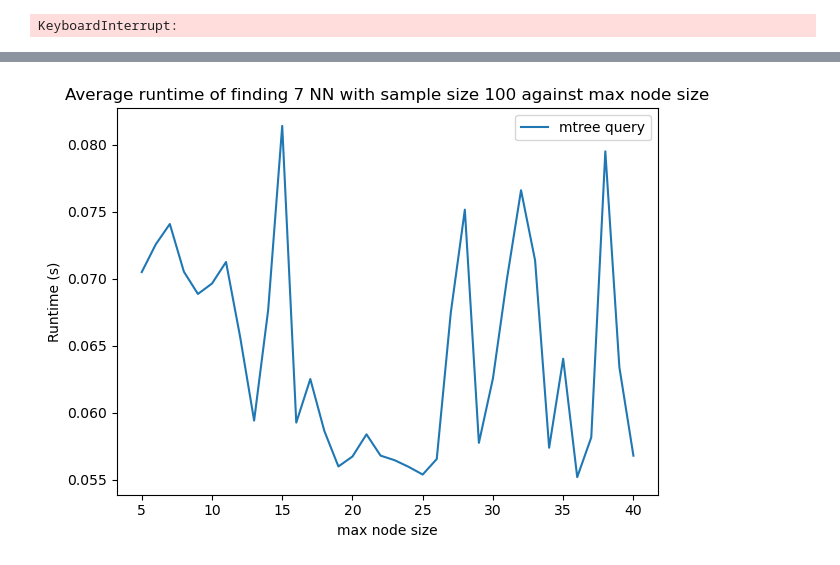
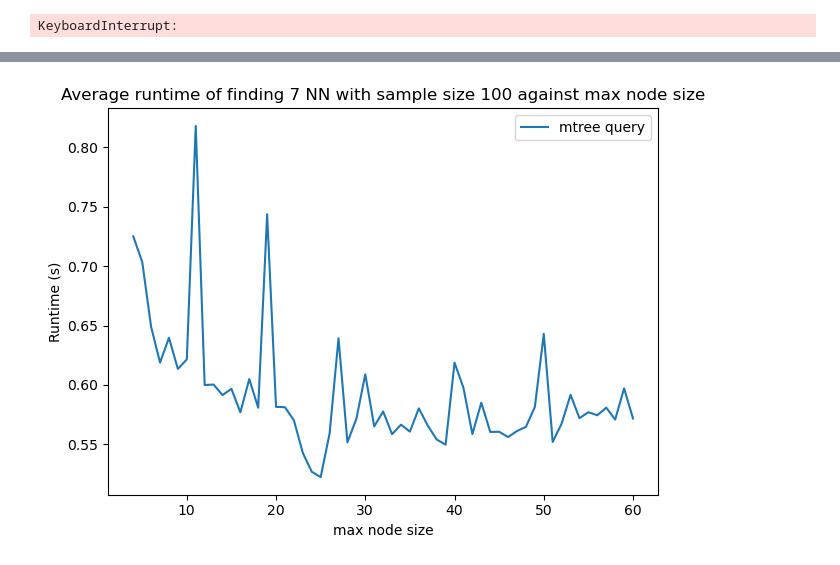
Before and after one commit to nuagetsu/VecRepV3, a Jupyter notebook: evaluation/test_ATRNet-STAR.ipynb, the cells around one changed output, grey strips where cells are left out. Cells and saved outputs as stored; diff of their text form; code cells hidden in the pictures.

```diff
--- a/evaluation/test_ATRNet-STAR.ipynb
+++ b/evaluation/test_ATRNet-STAR.ipynb
@@ -1322,9 +1322,9 @@ split_path = "/home/jovyan/data/ATRNet-STAR_annotations/all_filepaths.npz"
 # with max node size 37 from sample size 5k it at least beats the ncc fft by like 0.05s TTTT omg and it loses again at 10k UGH .
 # print(np.load(list_data)["testSample"].shape)
 
-# max_node_sizes = list(np.arange(41))[5:]
+max_node_sizes = list(np.arange(61))[4:]
 # print(max_node_sizes)
-mtree_ncc_query_times_image_size(image_sizes=[10], k=7, runs=2, max_node_size=25, split_path=split_path, sample_size = 100)
+min =mtree_query_times_max_node_size(image_size=128, k=7, runs=30, max_node_sizes=max_node_sizes, list_data=list_data, sample_size = 1000)
 # min = mtree_query_times_max_node_size(image_size=128, k=7, runs=30, max_node_sizes=max_node_sizes, list_data=list_data, sample_size = 100)
-# print(min)
+print(min)
 # %% [output]
@@ -1349,9 +1364,9 @@ def plot_data_max_node_query(x_axis="", title="", filename="", varied_arr=[], da
     plt.tight_layout()
     plt.savefig(filename, bbox_inches='tight', dpi=1000)
 # %%
-mtree_data = [0.070487150689587, 0.07256089289827893, 0.07407869189046323, 0.07051757913238059, 0.06885492148964355, 0.06963022660153607, 0.07124243145808577, 0.06567341204887876, 0.05940019638898472, 0.0676652840571478, 0.08140255967931201, 0.059248986498763166, 0.06250119744800031, 0.05861995202333977, 0.05597544115347167, 0.05671816123649478, 0.05837245679770907, 0.05678480569428454, 0.05644277653191239, 0.05594597005595763, 0.055371736634212236, 0.056529672265363234, 0.06745421915159872, 0.07514918510181208, 0.05773736654470364, 0.06254692213454595, 0.0699877317296341, 0.07659948399911325, 0.07136243373000374, 0.05737299322305868, 0.06401508589430402, 0.05517622525803745, 0.05815047712530941, 0.07950161831298222, 0.06338718918462595, 0.05677823741765072]
+mtree_data = [0.725062930289035, 0.7037531054811552, 0.648886060132645, 0.618746844609268, 0.6396698549467449, 0.6134348505254213, 0.6214043123958012, 0.8181839826283976, 0.5998572603799402, 0.6002516879932955, 0.5913838393132512, 0.5966457396435241, 0.5768559851838897, 0.6048893684443707, 0.5807189660922935, 0.7437571340085317, 0.5814665307678903, 0.5811646994746601, 0.5701398869045079, 0.5426731905356671, 0.5267790214934697, 0.5222330360440537, 0.5589521776419133, 0.6392089224498098, 0.551588378683664, 0.5713954269886017, 0.6088508217440297, 0.5649976735391343, 0.5775652576393138, 0.5584259866581609, 0.5664701420813799, 0.5606103637333338, 0.580204312169614, 0.5656760389528548, 0.5539871407905593, 0.5496048925677315, 0.6187110900646076, 0.5974964648950845, 0.5585179638117552, 0.584993886644952, 0.5603587300439055, 0.5604661263059825, 0.5560414492851123, 0.5610987125430256, 0.5646205369150266, 0.5813168961089105, 0.642927580854545, 0.5518888479021068, 0.5673044215499734, 0.5916150703871002, 0.5719472602397825, 0.576945099940834, 0.5744023642114674, 0.5807990731283401, 0.5707855086540803, 0.597041737458979, 0.5716482879516358]
 varied_arr = max_node_sizes
 
 plot_data_max_node_query(x_axis="max node size", title="Average runtime of finding 7 NN with sample size 100 against max node size", filename="/home/jovyan/evaluation/results/query_max_node_size.png", varied_arr=varied_arr, data=mtree_data)
 # %% [output]
-[figure, old version]
+[figure, new version]
```
Also changed, not shown: parts of 2 cells of this notebook, 6 other files.
